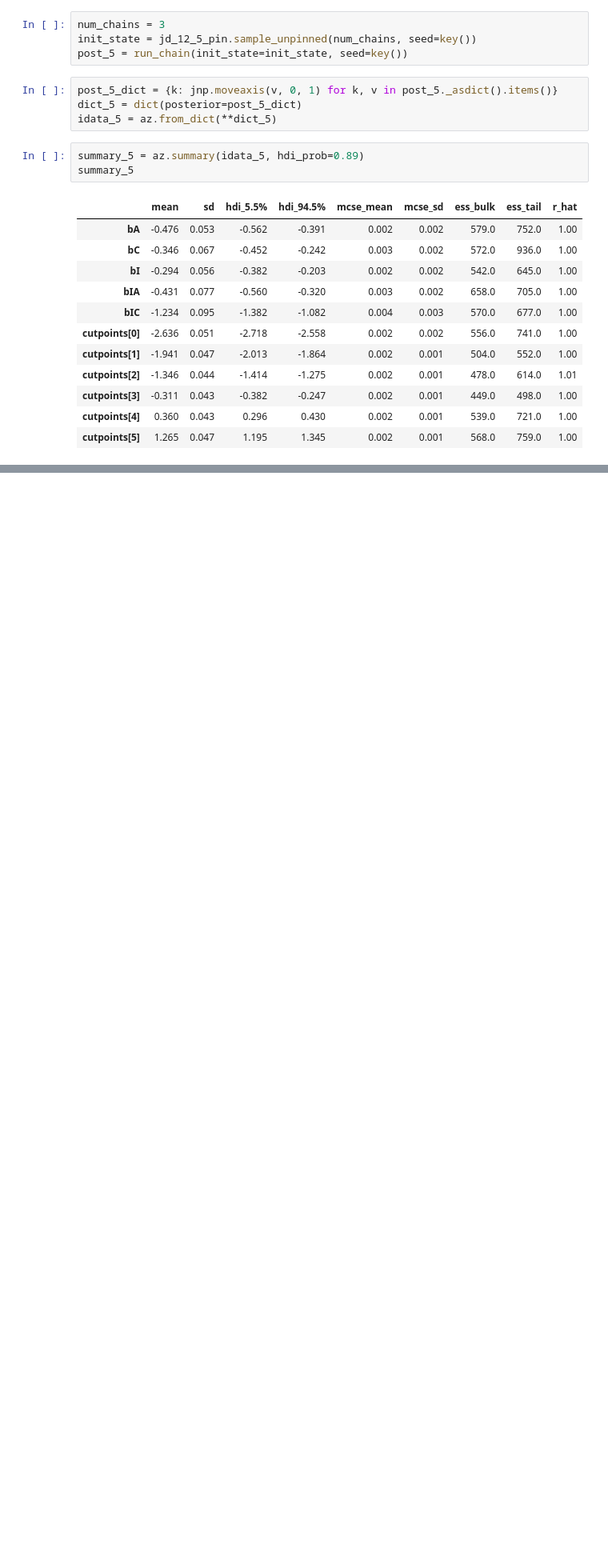
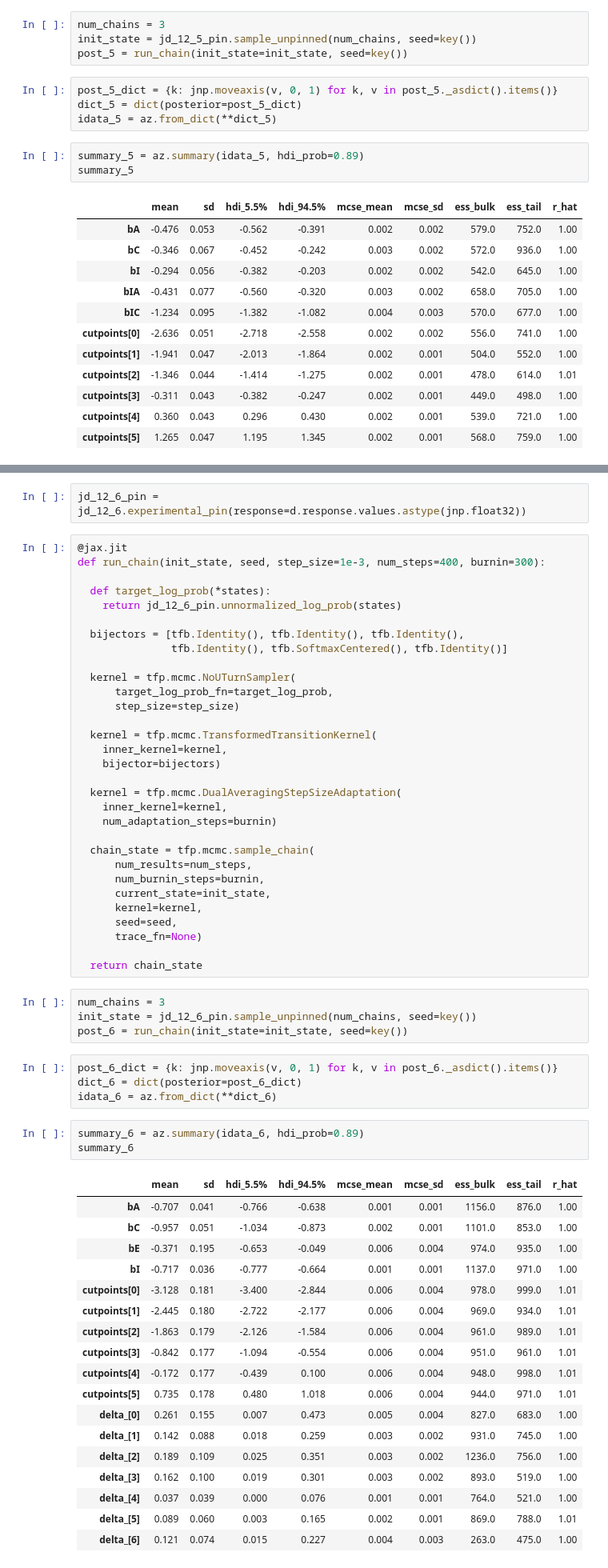
Before and after one commit to qpsy/rethinking-tfp2, a Jupyter notebook: 12_monsters_and_mixtures-2.ipynb, the cells around one changed output, grey strips where cells are left out. Shown at 80% size. Drawn from its saved outputs; the diff is of its cells as text; blank space fills up the shorter version.

```diff
--- a/12_monsters_and_mixtures-2.ipynb
+++ b/12_monsters_and_mixtures-2.ipynb
@@ -645,0 +715,63 @@ summary_5
+# %%
+jd_12_6_pin = jd_12_6.experimental_pin(response=d.response.values.astype(jnp.float32))
+# %%
+@jax.jit
+def run_chain(init_state, seed, step_size=1e-3, num_steps=400, burnin=300):
+
+  def target_log_prob(*states):
+    return jd_12_6_pin.unnormalized_log_prob(states)
+
+  bijectors = [tfb.Identity(), tfb.Identity(), tfb.Identity(),
+               tfb.Identity(), tfb.SoftmaxCentered(), tfb.Identity()]
+
+  kernel = tfp.mcmc.NoUTurnSampler(
+      target_log_prob_fn=target_log_prob,
+      step_size=step_size)
+
+  kernel = tfp.mcmc.TransformedTransitionKernel(
+    inner_kernel=kernel,
+    bijector=bijectors)
+
+  kernel = tfp.mcmc.DualAveragingStepSizeAdaptation(
+    inner_kernel=kernel,
+    num_adaptation_steps=burnin)
+
+  chain_state = tfp.mcmc.sample_chain(
+      num_results=num_steps,
+      num_burnin_steps=burnin,
+      current_state=init_state,
+      kernel=kernel,
+      seed=seed,
+      trace_fn=None)
+
+  return chain_state
+# %%
+num_chains = 3
+init_state = jd_12_6_pin.sample_unpinned(num_chains, seed=key())
+post_6 = run_chain(init_state=init_state, seed=key())
+# %%
+post_6_dict = {k: jnp.moveaxis(v, 0, 1) for k, v in post_6._asdict().items()}
+dict_6 = dict(posterior=post_6_dict)
+idata_6 = az.from_dict(**dict_6)
+# %%
+summary_6 = az.summary(idata_6, hdi_prob=0.89)
+summary_6
+# %% [output]
+|  | mean | sd | hdi_5.5% | hdi_94.5% | mcse_mean | mcse_sd | ess_bulk | ess_tail | r_hat |
+| bA | -0.707 | 0.041 | -0.766 | -0.638 | 0.001 | 0.001 | 1156.0 | 876.0 | 1.00 |
+| bC | -0.957 | 0.051 | -1.034 | -0.873 | 0.002 | 0.001 | 1101.0 | 853.0 | 1.00 |
+| bE | -0.371 | 0.195 | -0.653 | -0.049 | 0.006 | 0.004 | 974.0 | 935.0 | 1.00 |
+| bI | -0.717 | 0.036 | -0.777 | -0.664 | 0.001 | 0.001 | 1137.0 | 971.0 | 1.00 |
+| cutpoints[0] | -3.128 | 0.181 | -3.400 | -2.844 | 0.006 | 0.004 | 978.0 | 999.0 | 1.01 |
+| cutpoints[1] | -2.445 | 0.180 | -2.722 | -2.177 | 0.006 | 0.004 | 969.0 | 934.0 | 1.01 |
+| cutpoints[2] | -1.863 | 0.179 | -2.126 | -1.584 | 0.006 | 0.004 | 961.0 | 989.0 | 1.01 |
+| cutpoints[3] | -0.842 | 0.177 | -1.094 | -0.554 | 0.006 | 0.004 | 951.0 | 961.0 | 1.01 |
+| cutpoints[4] | -0.172 | 0.177 | -0.439 | 0.100 | 0.006 | 0.004 | 948.0 | 998.0 | 1.01 |
+| cutpoints[5] | 0.735 | 0.178 | 0.480 | 1.018 | 0.006 | 0.004 | 944.0 | 971.0 | 1.01 |
+| delta_[0] | 0.261 | 0.155 | 0.007 | 0.473 | 0.005 | 0.004 | 827.0 | 683.0 | 1.00 |
+| delta_[1] | 0.142 | 0.088 | 0.018 | 0.259 | 0.003 | 0.002 | 931.0 | 745.0 | 1.00 |
+| delta_[2] | 0.189 | 0.109 | 0.025 | 0.351 | 0.003 | 0.002 | 1236.0 | 756.0 | 1.00 |
+| delta_[3] | 0.162 | 0.100 | 0.019 | 0.301 | 0.003 | 0.002 | 893.0 | 519.0 | 1.00 |
+| delta_[4] | 0.037 | 0.039 | 0.000 | 0.076 | 0.001 | 0.001 | 764.0 | 521.0 | 1.00 |
+| delta_[5] | 0.089 | 0.060 | 0.003 | 0.165 | 0.002 | 0.001 | 869.0 | 788.0 | 1.01 |
+| delta_[6] | 0.121 | 0.074 | 0.015 | 0.227 | 0.004 | 0.003 | 263.0 | 475.0 | 1.00 |
```
Also changed, not shown: parts of 15 cells of this notebook.
